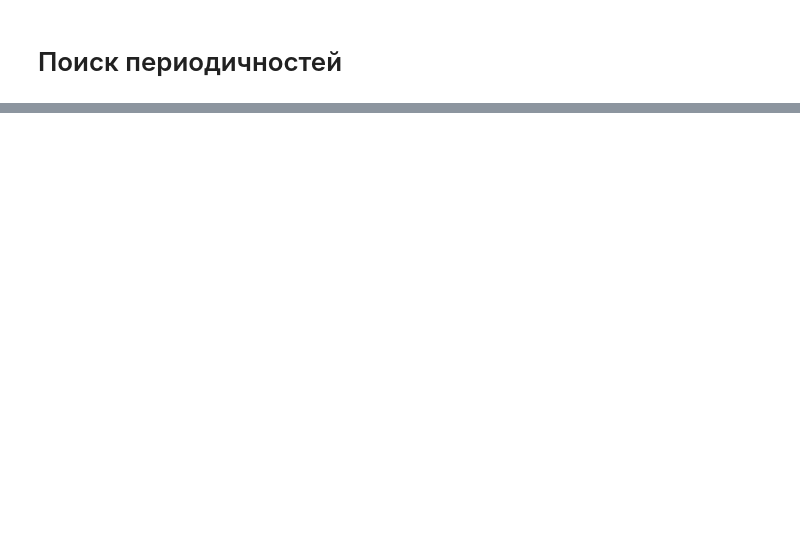
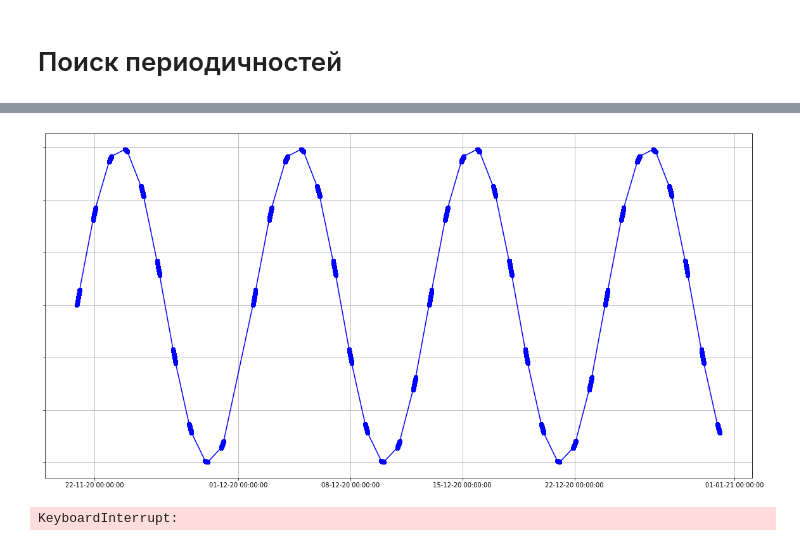
Before and after one commit to maksatsat/xraybursters, a Jupyter notebook: events.ipynb, the cells around one changed output, grey strips where cells are left out. Saved outputs shown, nothing was run; the diff lists cells and outputs as text; code cells hidden in the pictures; blank space fills up the shorter version.

```diff
--- a/events.ipynb
+++ b/events.ipynb
@@ -228,0 +280,5 @@ plt.show()
+# %%
+for i in range(10, 31):
+    a = "['2020-12-" + str(i)+ " 22:00:00.000000'"
+    b = ",'2020-12-" + str(i+1)+ " 02:00:00.000000'],"
+    print(a+b)
@@ -228,0 +303,13 @@ plt.show()
+# %%
+x = np.array(a.events_in_seconds)
+y = sin_signal(np.array(a.events_in_seconds),0, 11*24*3600)
+# %%
+fig, ax = plt.subplots(figsize=(20,10))
+plt.plot(a.events, y,'bo-')
+xfmt = mdates.DateFormatter('%d-%m-%y %H:%M:%S')
+ax.xaxis.set_major_formatter(xfmt)
+ax.set_yticklabels([])
+plt.grid()
+plt.show()
+# %% [output]
+[figure, added]
@@ -228,0 +318,4 @@ plt.show()
+# %%
+per, stat = periods_statistic(evnts, chi_2, fold, 5, 10*24*3600, 12*24*3600)
+# %% [output]
+KeyboardInterrupt:
```
Also changed, not shown: parts of 27 cells of this notebook.
